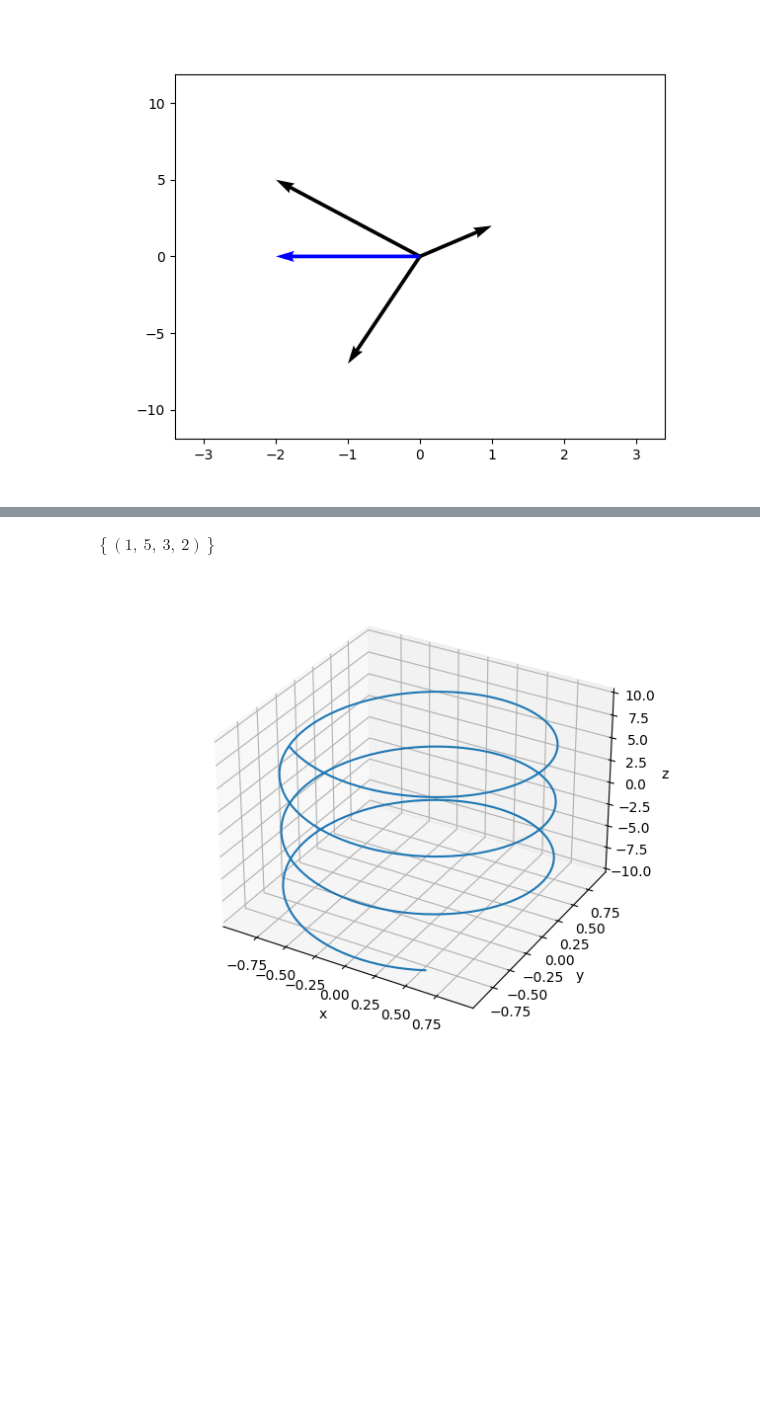
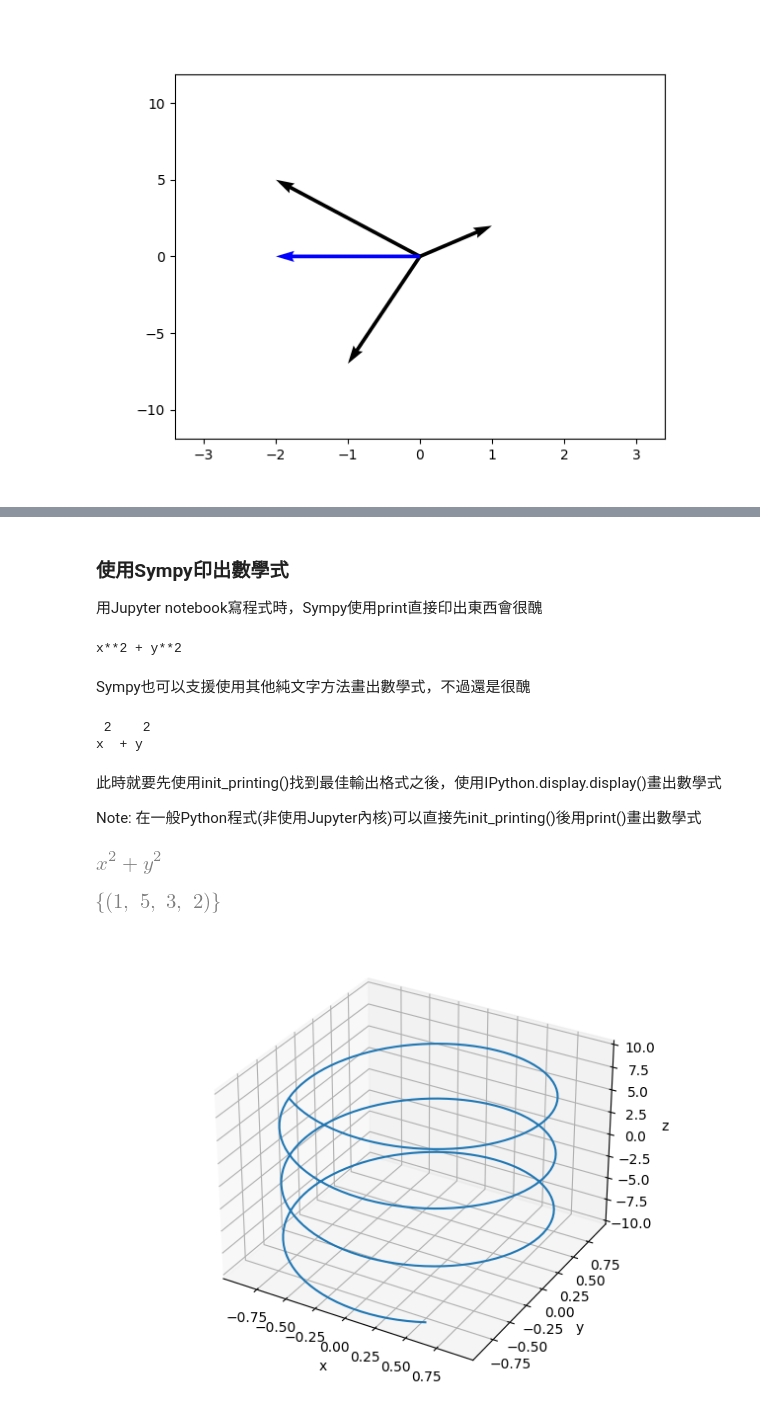
Before and after one commit to QuMCoding/QM-Book-Source, a Jupyter notebook: vector.ipynb, the cells around one changed output, grey strips where cells are left out. Drawn from its saved outputs; the diff is of its cells as text; code cells hidden in the pictures; blank space fills up the shorter version.

```diff
--- a/vector.ipynb
+++ b/vector.ipynb
@@ -110,3 +116,26 @@ from mpl_toolkits.mplot3d import axes3d  # 3D繪圖功能
+# %% [markdown]
+### 使用Sympy印出數學式
+用Jupyter notebook寫程式時，Sympy使用print直接印出東西會很醜
+# %%
+x, y = symbols("x, y")
+print(x ** 2 + y ** 2)
+# %% [output]
+x**2 + y**2
+# %% [markdown]
+Sympy也可以支援使用其他純文字方法畫出數學式，不過還是很醜
+# %%
+pprint(x ** 2 + y ** 2)
+# %% [output]
+ 2    2
+x  + y
+# %% [markdown]
+此時就要先使用init_printing()找到最佳輸出格式之後，使用IPython.display.display()畫出數學式
+
+Note: 在一般Python程式(非使用Jupyter內核)可以直接先init_printing()後用print()畫出數學式
+# %%
+display(x ** 2 + y ** 2)
+# %% [output]
+[figure, added]
 # %%
 # 5-3, 5-5
 # solve linear algebra, includes inhomogeneous(非齊次) solve
@@ -117,9 +146,9 @@ AnB = Matrix([[1, -2, 3, -4, -8],
               [1, 1, -1, 2, 7],
               [2, 1, -3, 1, 0]])  # 定義矩陣AnB，其中A為前4列，B為最後一列
 
-linsolve(AnB, (x1, x2, x3, x4))  # 解齊次或非齊次線性方程組
+display(linsolve(AnB, (x1, x2, x3, x4)))  # 解齊次或非齊次線性方程組
 # %% [output]
-$\displaystyle \left\{\left( 1, \  5, \  3, \  2\right)\right\}$
+[figure, added]
 # %%
 # 6-1
 # v(t) = v1(t)i + v2(t)j + v3(t)k
```
Also changed, not shown: parts of 10 cells of this notebook.
